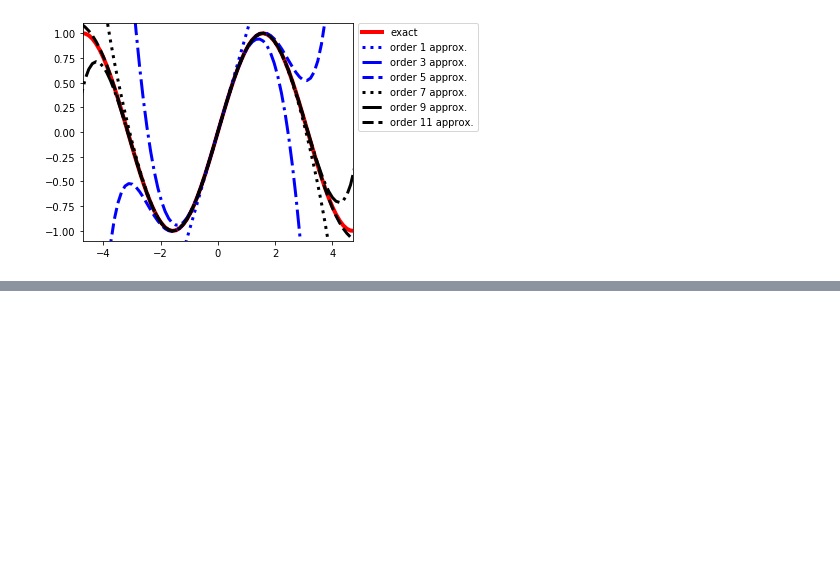
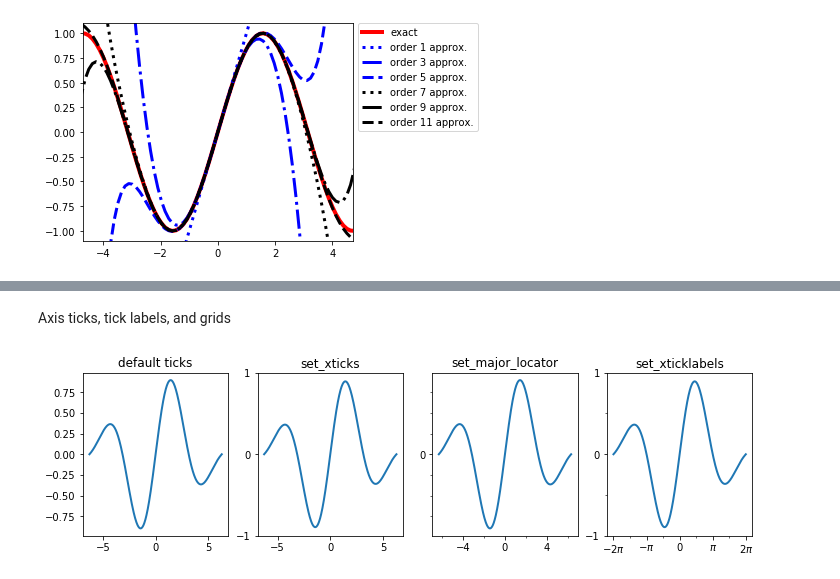
Before and after one commit to SamMachariaPhD/Numerical_Python, a Jupyter notebook: Chapter 4 -- Plotting and Visualization.ipynb, the cells around one changed output, grey strips where cells are left out. Cells and saved outputs as stored; diff of their text form; code cells hidden in the pictures; blank space fills up the shorter version.

```diff
--- a/Chapter 4 -- Plotting and Visualization.ipynb
+++ b/Chapter 4 -- Plotting and Visualization.ipynb
@@ -121,0 +180,35 @@ fig.subplots_adjust(right=.75)
+# %% [markdown]
+Axis ticks, tick labels, and grids
+# %%
+import matplotlib as mpl
+
+x = np.linspace(-2*np.pi, 2*np.pi, 500)
+y = np.sin(x)*np.exp(-x**2/20)
+
+fig, axes = plt.subplots(1,4, figsize=(12,3))
+
+axes[0].plot(x,y,lw=2)
+axes[0].set_title("default ticks")
+
+axes[1].plot(x,y,lw=2)
+axes[1].set_title("set_xticks")
+axes[1].set_yticks([-1,0,1])
+axes[1].set_xticks([-5,0,5])
+
+axes[2].plot(x,y,lw=2)
+axes[2].set_title("set_major_locator")
+axes[2].xaxis.set_major_locator(mpl.ticker.MaxNLocator(4))
+axes[2].yaxis.set_major_locator(mpl.ticker.FixedLocator([-1,0,1]))
+axes[2].xaxis.set_minor_locator(mpl.ticker.MaxNLocator(8))
+axes[2].yaxis.set_minor_locator(mpl.ticker.MaxNLocator(8))
+
+axes[3].plot(x,y,lw=2)
+axes[3].set_title("set_xticklabels")
+axes[3].set_yticks([-1,0,1])
+axes[3].set_xticks([-2*np.pi, -np.pi, 0, np.pi, 2*np.pi])
+axes[3].set_xticklabels(['$-2\pi$','$-\pi$',0,r'$\pi$',r'$2\pi$'])
+x_minor_ticker = mpl.ticker.FixedLocator([-3*np.pi/2,-np.pi/2,0,np.pi/2,3*np.pi/2])
+axes[3].xaxis.set_minor_locator(x_minor_ticker)
+axes[3].yaxis.set_minor_locator(mpl.ticker.MaxNLocator(4))
+# %% [output]
+[figure, added]
```
Also changed, not shown: parts of 7 cells of this notebook.
